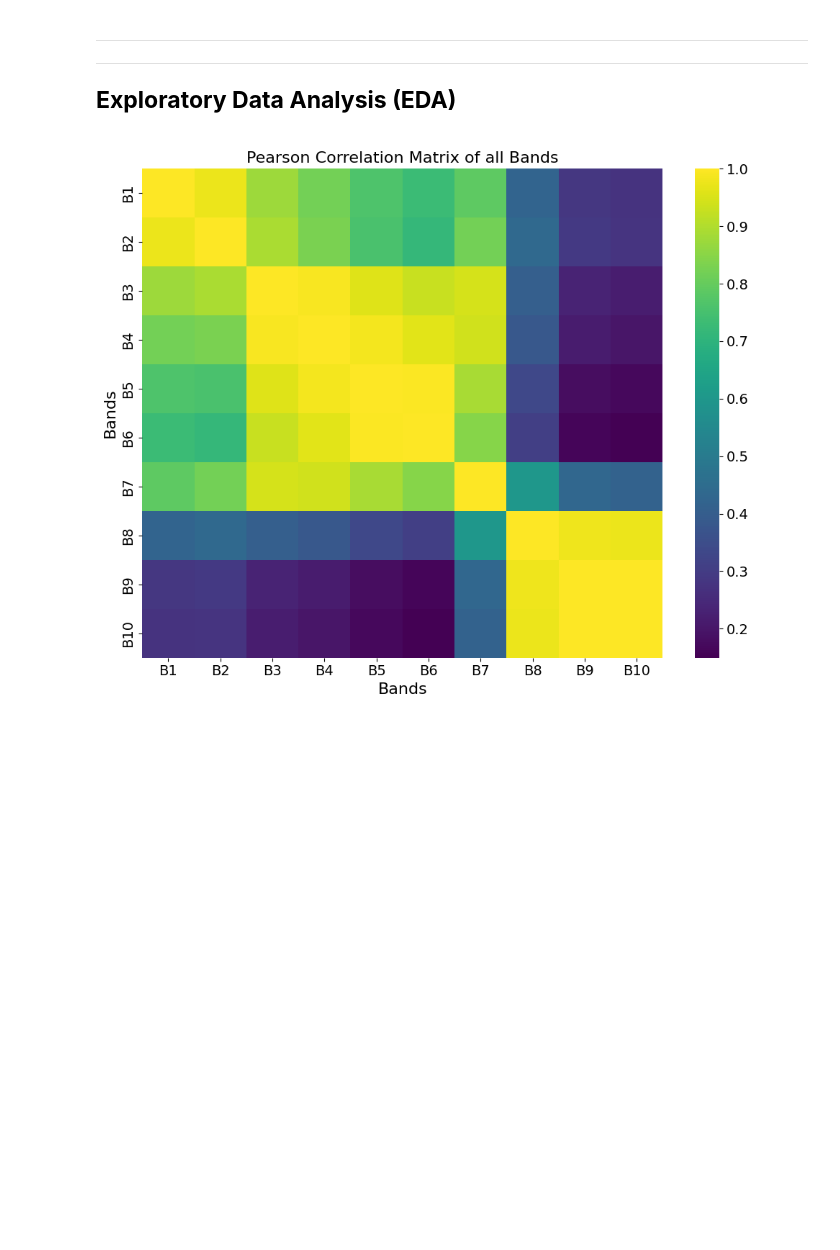
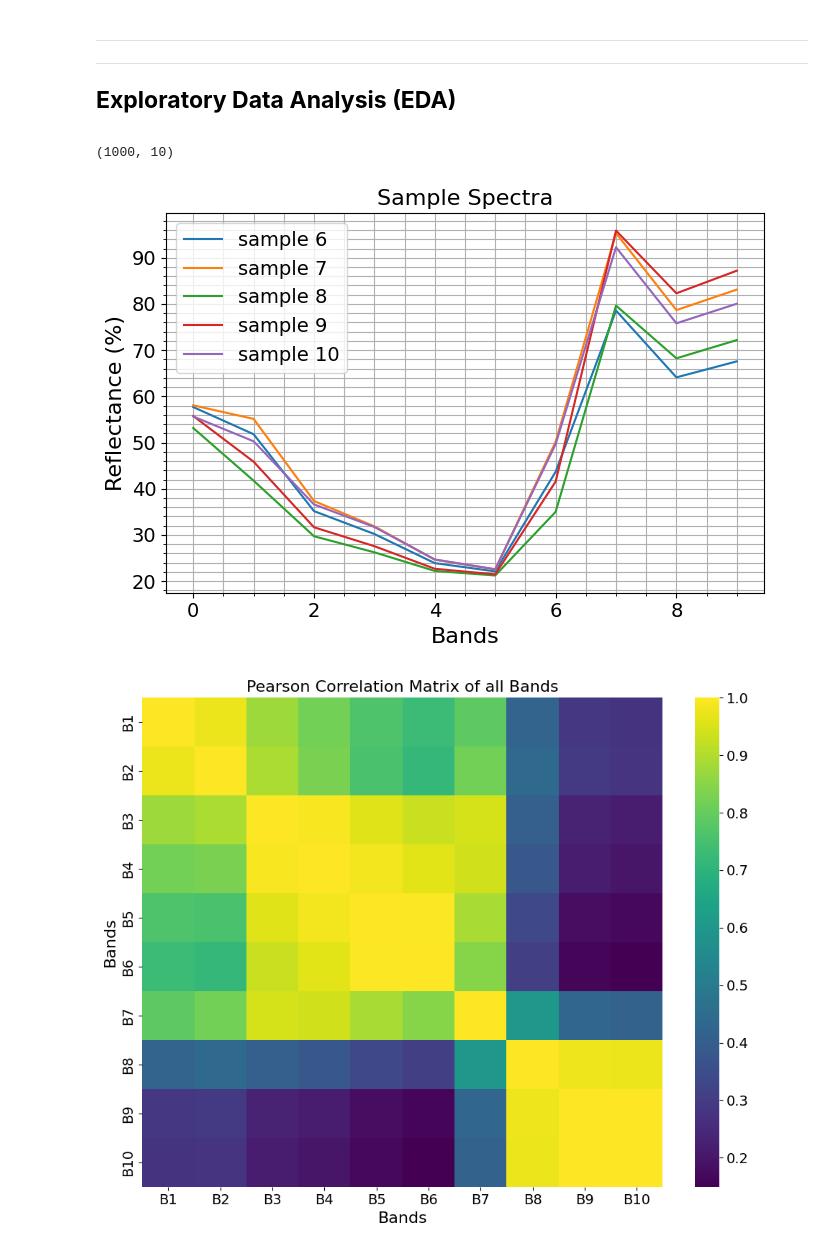
Before and after one commit to Bhatta6190/Machine-Learning-in-Remote-Sensing, a Jupyter notebook: HSI-classification-regression/Regression/regression.ipynb, the cells around one changed output. Saved outputs shown, nothing was run; the diff lists cells and outputs as text; code cells hidden in the pictures; blank space fills up the shorter version.

```diff
--- a/HSI-classification-regression/Regression/regression.ipynb
+++ b/HSI-classification-regression/Regression/regression.ipynb
@@ -85,6 +85,27 @@ plt.rc('figure', titlesize=BIGGER_SIZE) # Figure title font size
 
 landis_data = np.load('./landis_chlorophyl_regression.npy')      # Spectral data(1000 samples, 10 bands)
 chlorphyl_gt = np.load('./landis_chlorophyl_regression_gt.npy')  # Actual chlorophyll content
+# %%
+landis_data.shape
+# %% [output]
+(1000, 10)
+# %%
+## Plot the data samples:
+
+# Plot the correlation matrix
+plt.figure(figsize=(7, 5))
+for i in range(5, 10):   ## Plot 5 samples
+    plt.plot(landis_data[i,:], label=f'sample {i+1}')
+plt.title("Sample Spectra")
+plt.ylabel("Reflectance (%)")
+plt.xlabel("Bands")
+plt.legend()
+plt.grid(which='both')
+plt.minorticks_on()
+plt.tight_layout()
+plt.show()
+# %% [output]
+[figure, added]
 # %%
 ## Data Exploration:
 
```
Also changed, not shown: 2 other files.
